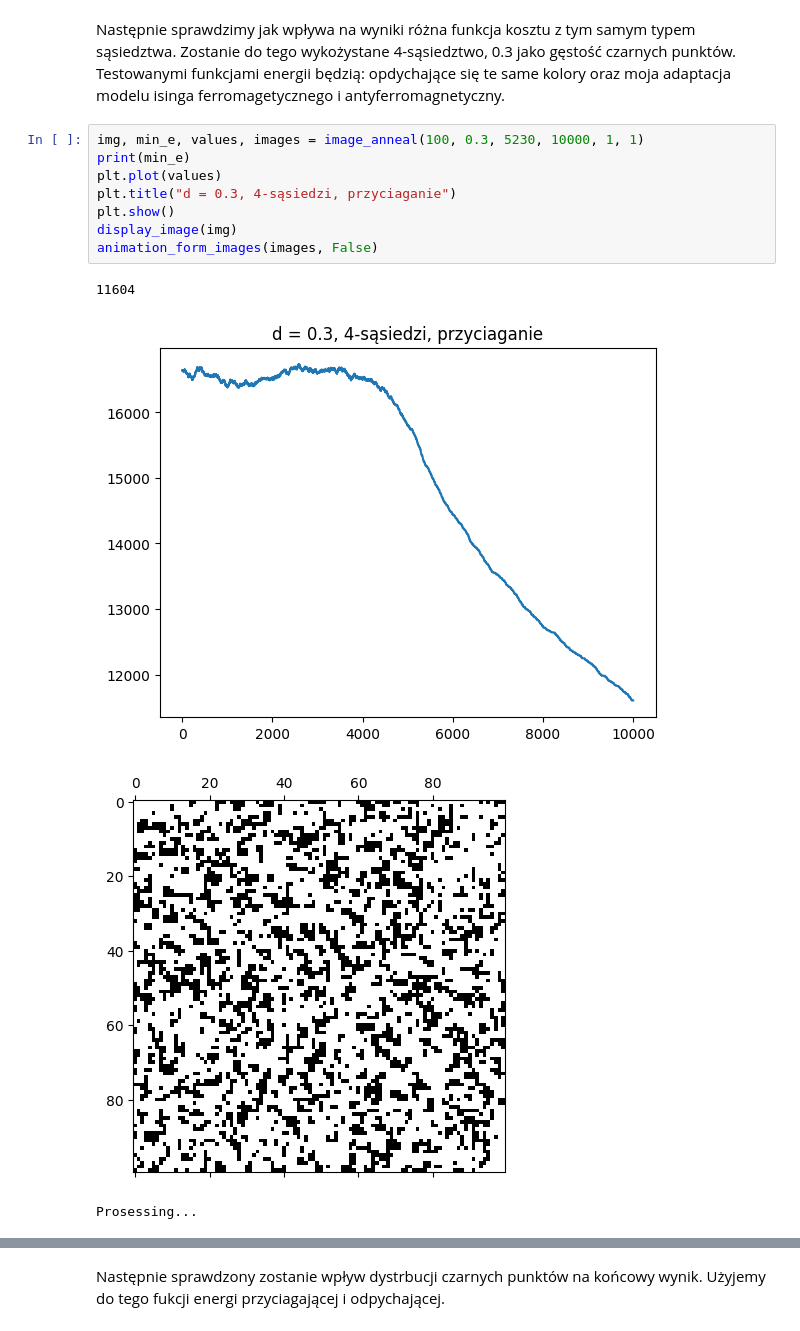
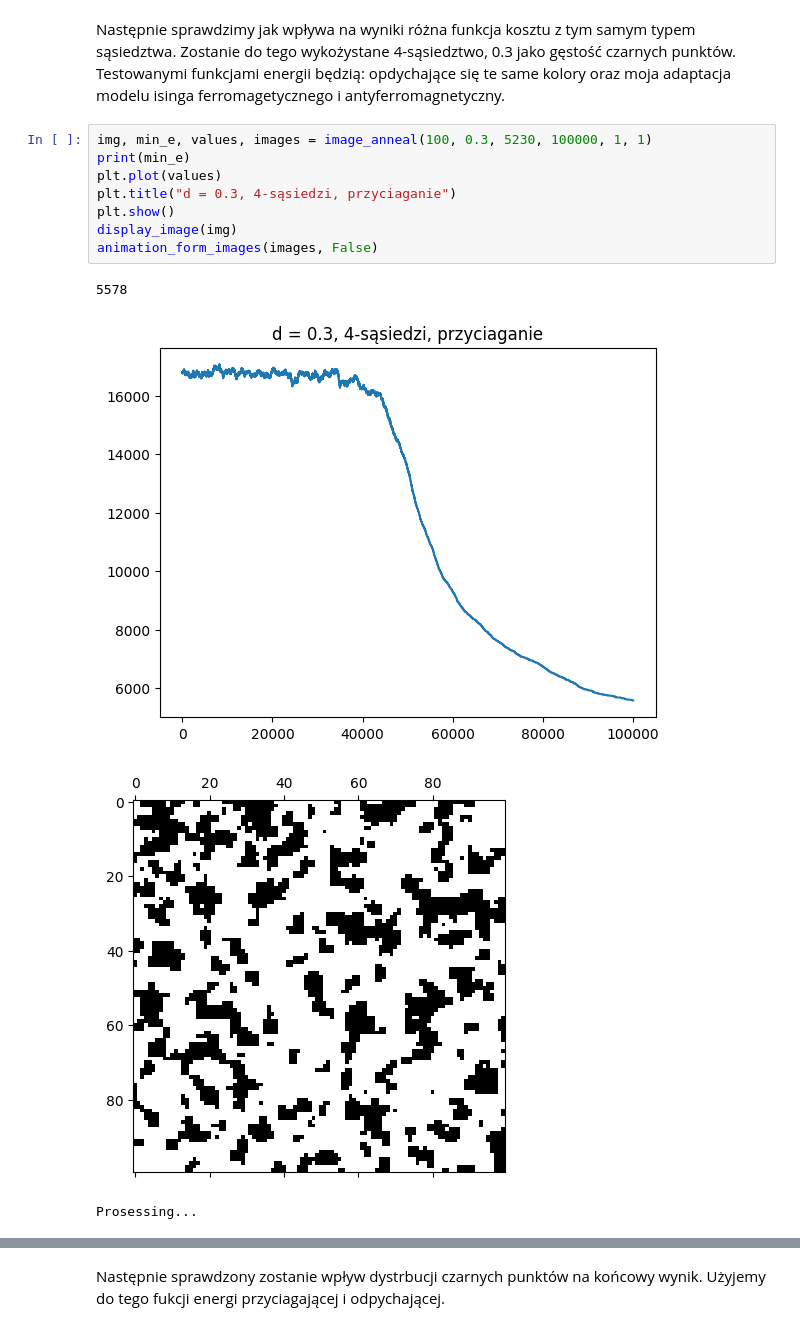
Before and after one commit to MinerOfSouls/Mowint, a Jupyter notebook: lab4/lab4.ipynb, the cells around one changed output, grey strips where cells are left out. Cells and saved outputs as stored; diff of their text form.

```diff
--- a/lab4/lab4.ipynb
+++ b/lab4/lab4.ipynb
@@ -127,15 +129,15 @@ Grupy punktów wydają się być większe przy 8-sąsiedztwie
 # %% [markdown]
 Następnie sprawdzimy jak wpływa na wyniki różna funkcja kosztu z tym samym typem sąsiedztwa. Zostanie do tego wykożystane 4-sąsiedztwo, 0.3 jako gęstość czarnych punktów. Testowanymi funkcjami energii będzią: opdychające się te same kolory oraz moja adaptacja modelu isinga ferromagetycznego i antyferromagnetyczny.
 # %%
-img, min_e, values, images = image_anneal(100, 0.3, 5230, 10000, 1, 1)
+img, min_e, values, images = image_anneal(100, 0.3, 5230, 100000, 1, 1)
 print(min_e)
 plt.plot(values)
 plt.title("d = 0.3, 4-sąsiedzi, przyciaganie")
 plt.show()
 display_image(img)
 animation_form_images(images, False)
 # %% [output]
-11604
+5578
-[figure, old version]
+[figure, new version]
-[figure, old version]
+[figure, new version]
 Prosessing...
```
Also changed, not shown: parts of 29 cells of this notebook, 9 other files.
